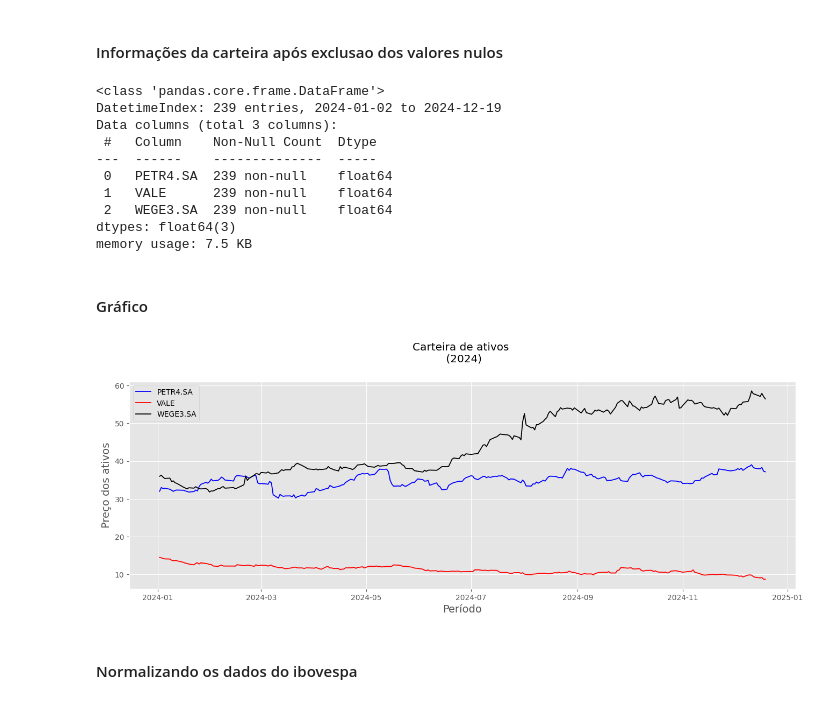
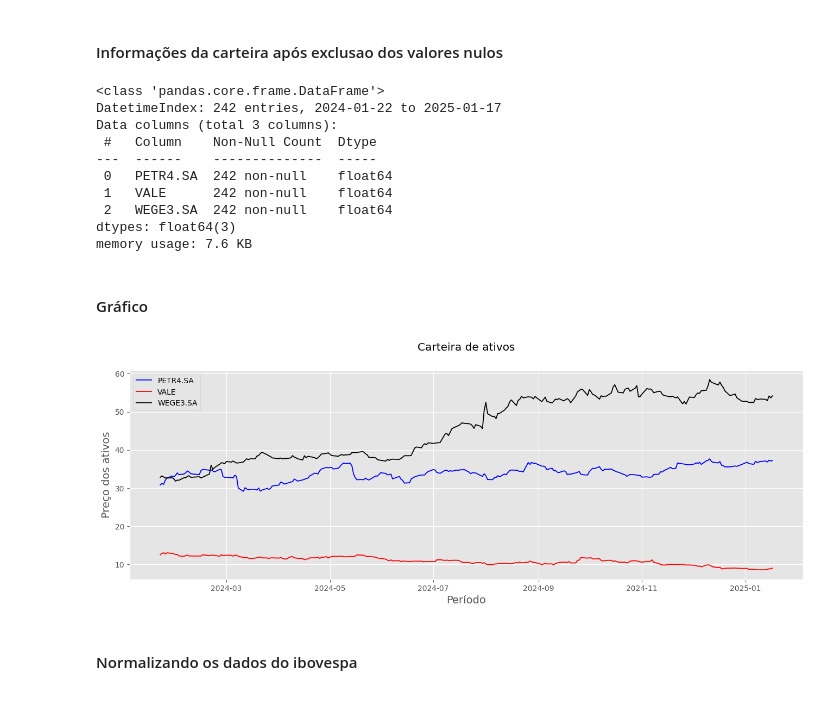
Before and after one commit to edubrumgithub/Analise-Indicadores-Financeiros-Economicos, a Jupyter notebook: main.ipynb, the cells around one changed output. Drawn from its saved outputs; the diff is of its cells as text; code cells hidden in the pictures.

```diff
--- a/main.ipynb
+++ b/main.ipynb
@@ -99,7 +103,7 @@ plt.legend();
 #### Carteira de ativos
 # %%
 tickers = ['PETR4.SA', 'WEGE3.SA', 'VALE']
-carteira = yf.download(tickers=tickers, period='ytd')['Adj Close']
+carteira = yf.download(tickers=tickers, period='1y')['Adj Close']
 carteira
 # %% [output]
 [*********************100%***********************]  3 of 3 completed
@@ -175,29 +179,29 @@ carteira.dropna(inplace=True)
 carteira.info()
 # %% [output]
 <class 'pandas.core.frame.DataFrame'>
-DatetimeIndex: 239 entries, 2024-01-02 to 2024-12-19
+DatetimeIndex: 242 entries, 2024-01-22 to 2025-01-17
 Data columns (total 3 columns):
  #   Column    Non-Null Count  Dtype
 ---  ------    --------------  -----
- 0   PETR4.SA  239 non-null    float64
- 1   VALE      239 non-null    float64
- 2   WEGE3.SA  239 non-null    float64
+ 0   PETR4.SA  242 non-null    float64
+ 1   VALE      242 non-null    float64
+ 2   WEGE3.SA  242 non-null    float64
 dtypes: float64(3)
-memory usage: 7.5 KB
+memory usage: 7.6 KB
 # %% [markdown]
 #### Gráfico
 # %%
 plt.figure(figsize=(16, 5))
 plt.style.use('ggplot')
-plt.title('Carteira de ativos \n (2024)', pad=26)
+plt.title('Carteira de ativos', pad=26)
 plt.plot(carteira.index, carteira['PETR4.SA'], color='blue', linewidth=1.3, label='PETR4.SA')
 plt.plot(carteira['VALE'], color='red', linewidth=1.3, label='VALE')
 plt.plot(carteira['WEGE3.SA'], color='black', linewidth=1.3, label='WEGE3.SA')
 plt.xlabel('Período', fontsize=14)
 plt.ylabel('Preço dos ativos', fontsize=14)
 plt.legend();
 # %% [output]
-[figure, old version]
+[figure, new version]
 # %% [markdown]
 #### Normalizando os dados do ibovespa
 # %%
```
Also changed, not shown: parts of 17 cells of this notebook, 1 other file.
